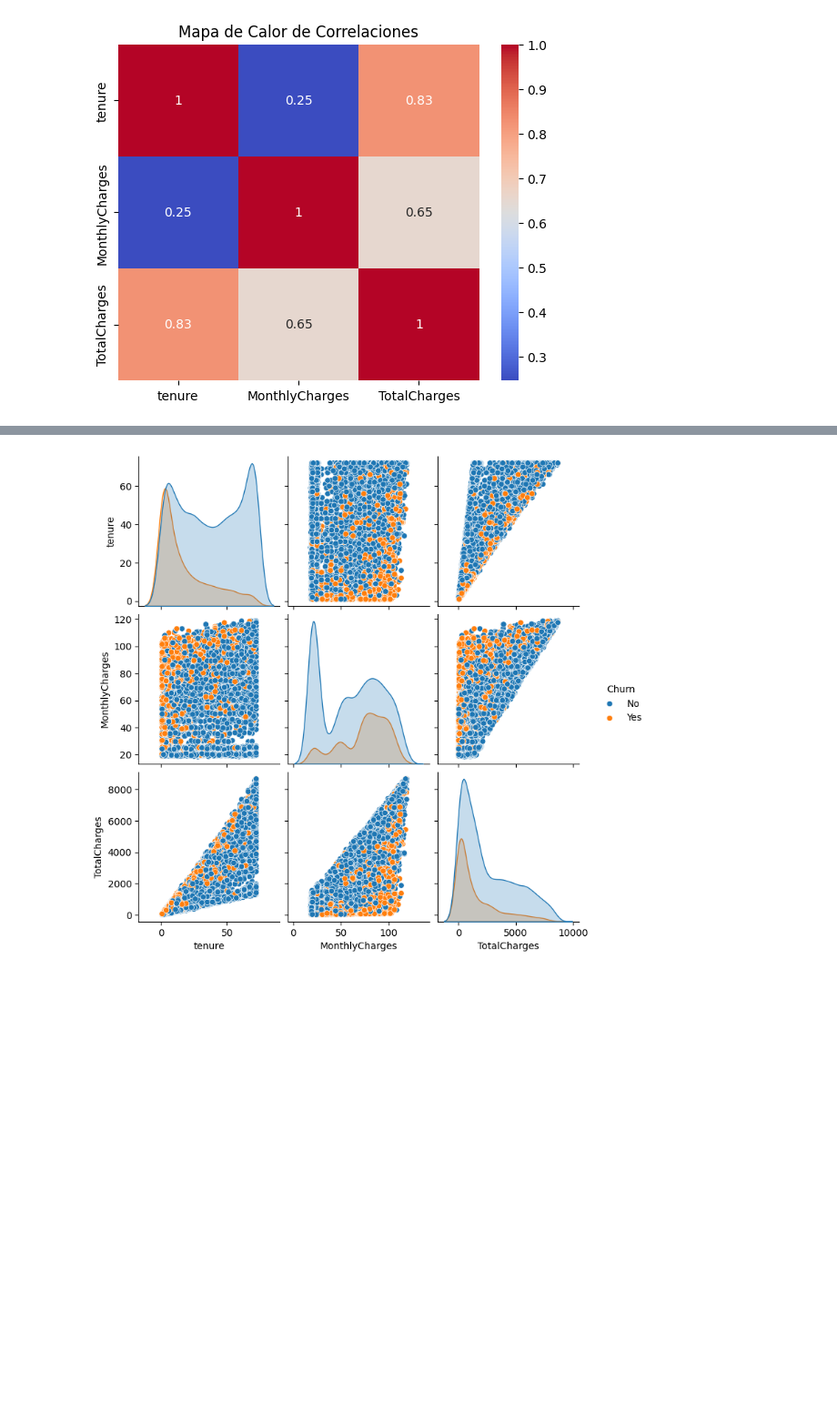
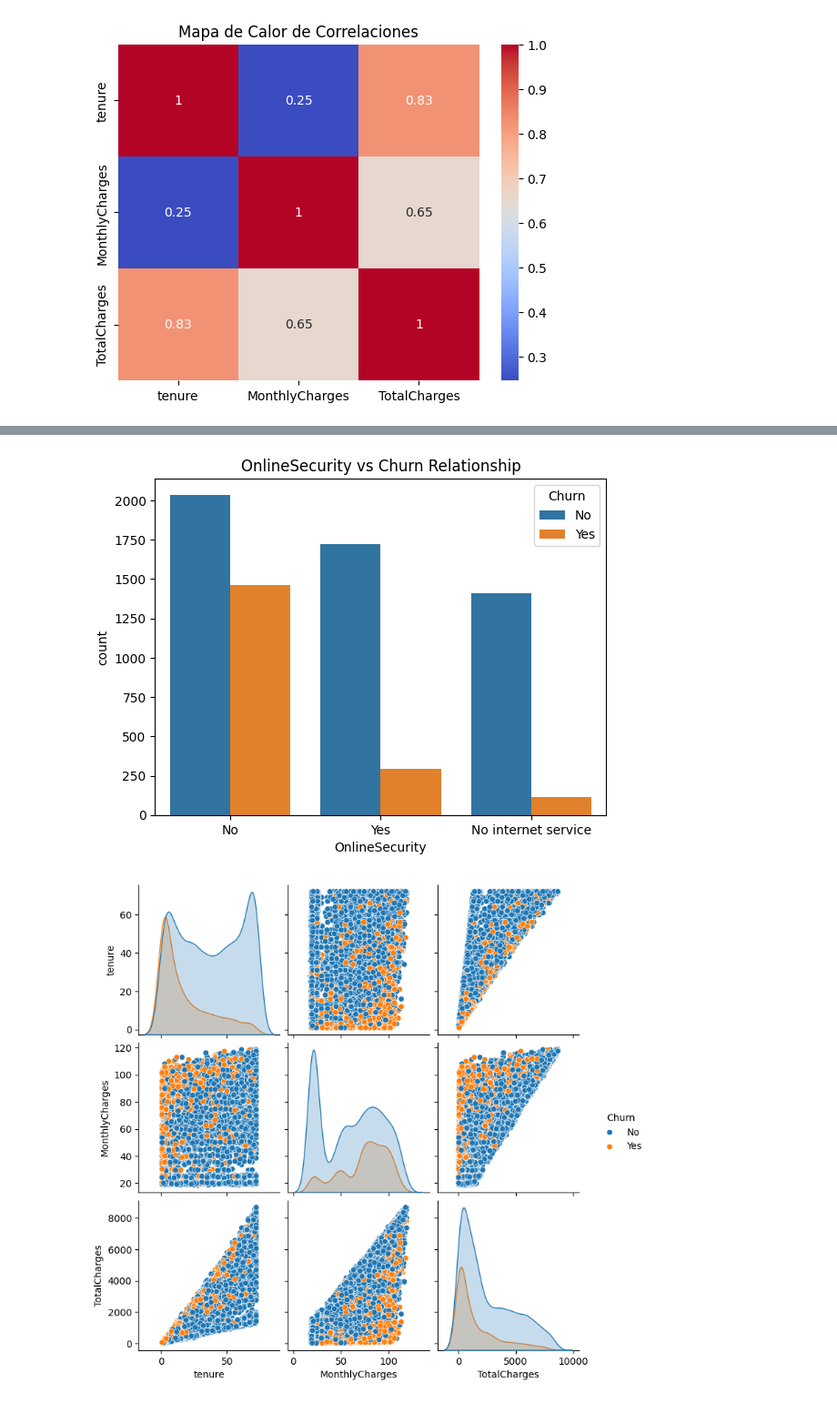
Before and after one commit to andreuolaortua/Machine-Learning, a Jupyter notebook: Project 16 - Churn Prediction/Churn_Prediction.ipynb, the cells around one changed output, grey strips where cells are left out. Shown at 91% size. Drawn from its saved outputs; the diff is of its cells as text; code cells hidden in the pictures; blank space fills up the shorter version.

```diff
--- a/Project 16 - Churn Prediction/Churn_Prediction.ipynb
+++ b/Project 16 - Churn Prediction/Churn_Prediction.ipynb
@@ -446,3 +509,9 @@ plt.show()
+# %%
+sns.countplot(x='OnlineSecurity', hue='Churn', data=data)
+plt.title('OnlineSecurity vs Churn Relationship')
+plt.show()
+# %% [output]
+[figure, added]
 # %%
 sns.pairplot(data[['tenure', 'MonthlyCharges', 'TotalCharges', 'Churn']], hue='Churn')
 plt.show()
```
Also changed, not shown: parts of 48 cells of this notebook, 2 other files.
